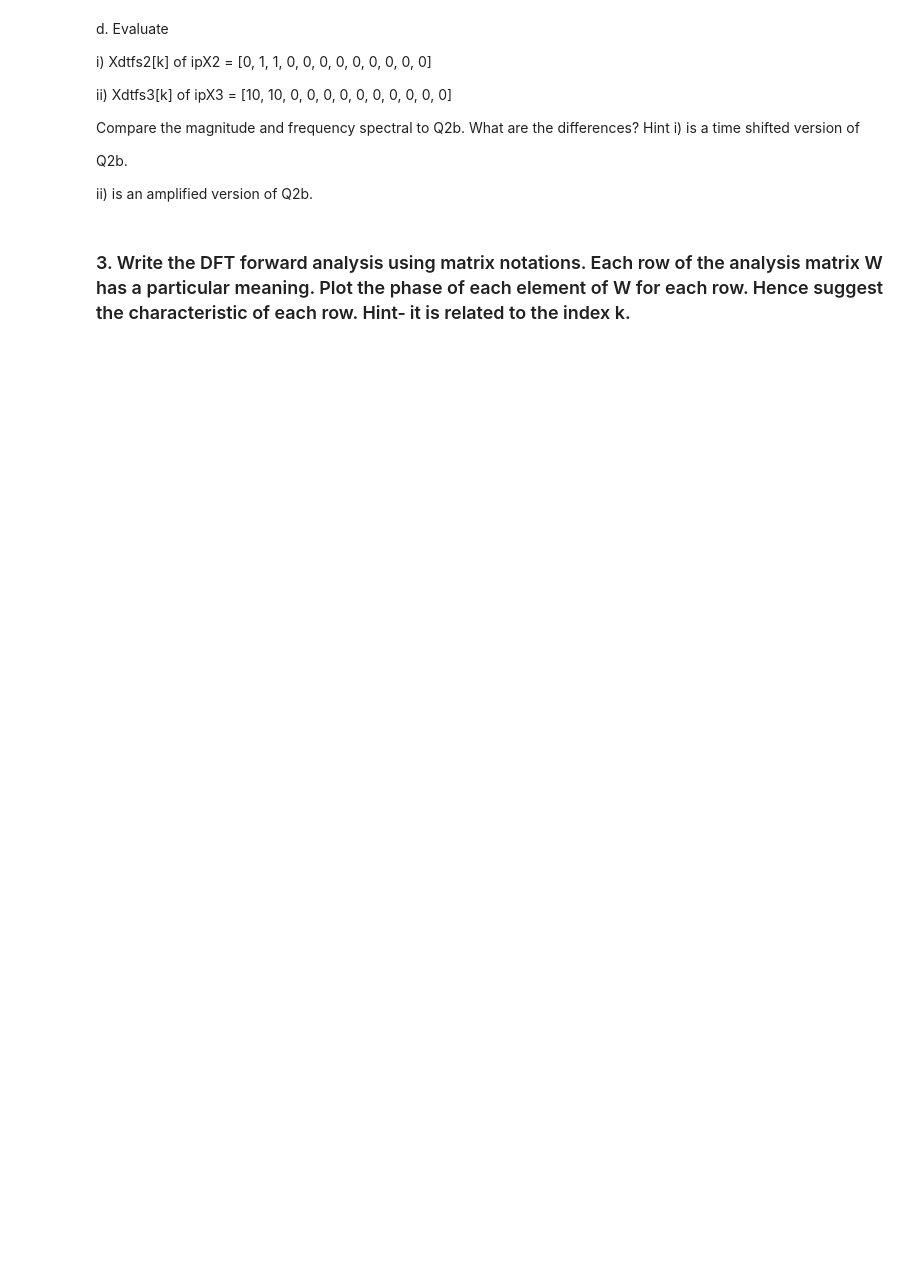
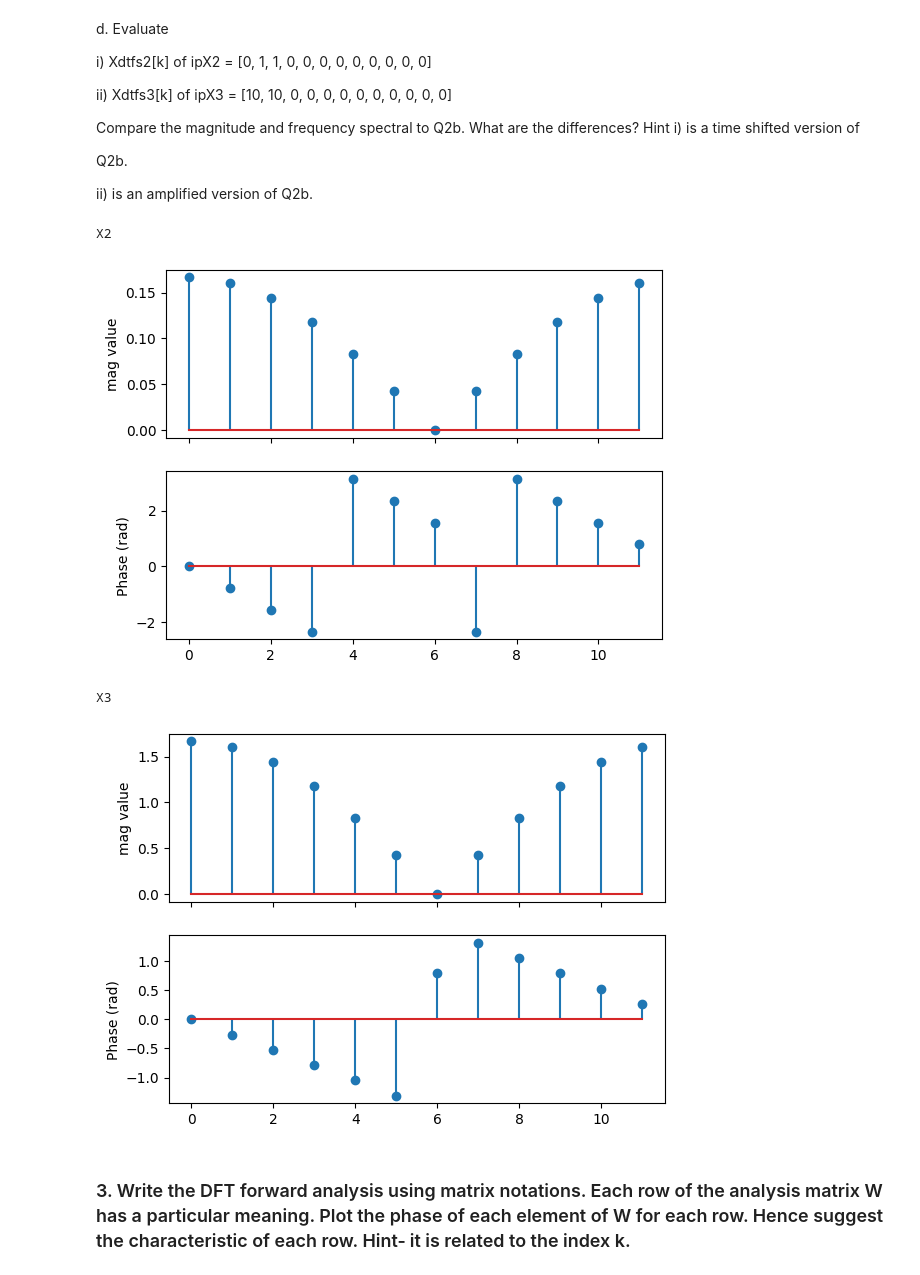
Before and after one commit to Chockaaa/CE3007-Digital-Signal-Processing-Lab, a Jupyter notebook: LAB3_Manual/Lab3_Example/Lab3_Answers.ipynb, the cells around one changed output. Saved outputs shown, nothing was run; the diff lists cells and outputs as text; code cells hidden in the pictures; blank space fills up the shorter version.

```diff
--- a/LAB3_Manual/Lab3_Example/Lab3_Answers.ipynb
+++ b/LAB3_Manual/Lab3_Example/Lab3_Answers.ipynb
@@ -99,5 +155,28 @@ i) is a time shifted version of
 Q2b.
 
 ii) is an amplified version of Q2b.
+# %%
+def q2d():
+    x2=[0, 1, 1, 0, 0, 0, 0, 0, 0, 0, 0, 0]
+    x3=[10, 10, 0, 0, 0, 0, 0, 0, 0, 0, 0, 0]
+    (X2, W2) = myDTFS(x2,len(x2))
+    (X3, W3) = myDTFS(x3,len(x3))
+    Xf2 = np.fft.fft(x2)
+    Xf3 = np.fft.fft(x3)
+    Xang2 = np.angle(Xf2)
+    Xang3 = np.angle(Xf3)
+    print("X2")
+    plotMagPhase(X2, Xang2)
+    # In X2, Amplitude is same, with phase difference
+    print("X3")
+    plotMagPhase(X3, Xang3)
+    # In X3, Phase is same, with amplitude scaled
+# %%
+q2d()
+# %% [output]
+X2
+[figure, added]
+X3
+[figure, added]
 # %% [markdown]
 ### 3. Write the DFT forward analysis using matrix notations. Each row of the analysis matrix W has a particular meaning. Plot the phase of each element of W for each row. Hence suggest the characteristic of each row. Hint‐ it is related to the index k.
```
Also changed, not shown: parts of 19 cells of this notebook, 1 other file.
